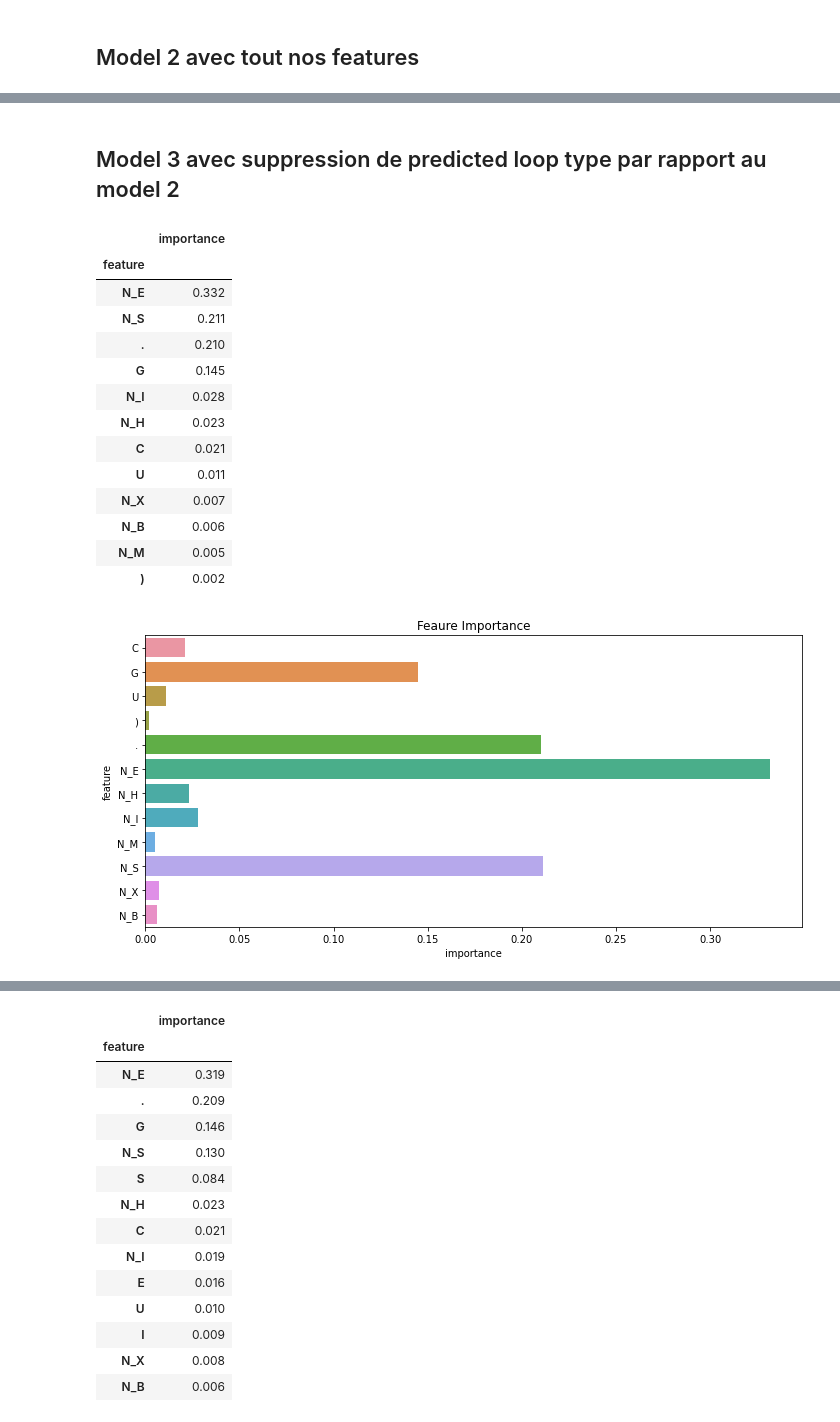
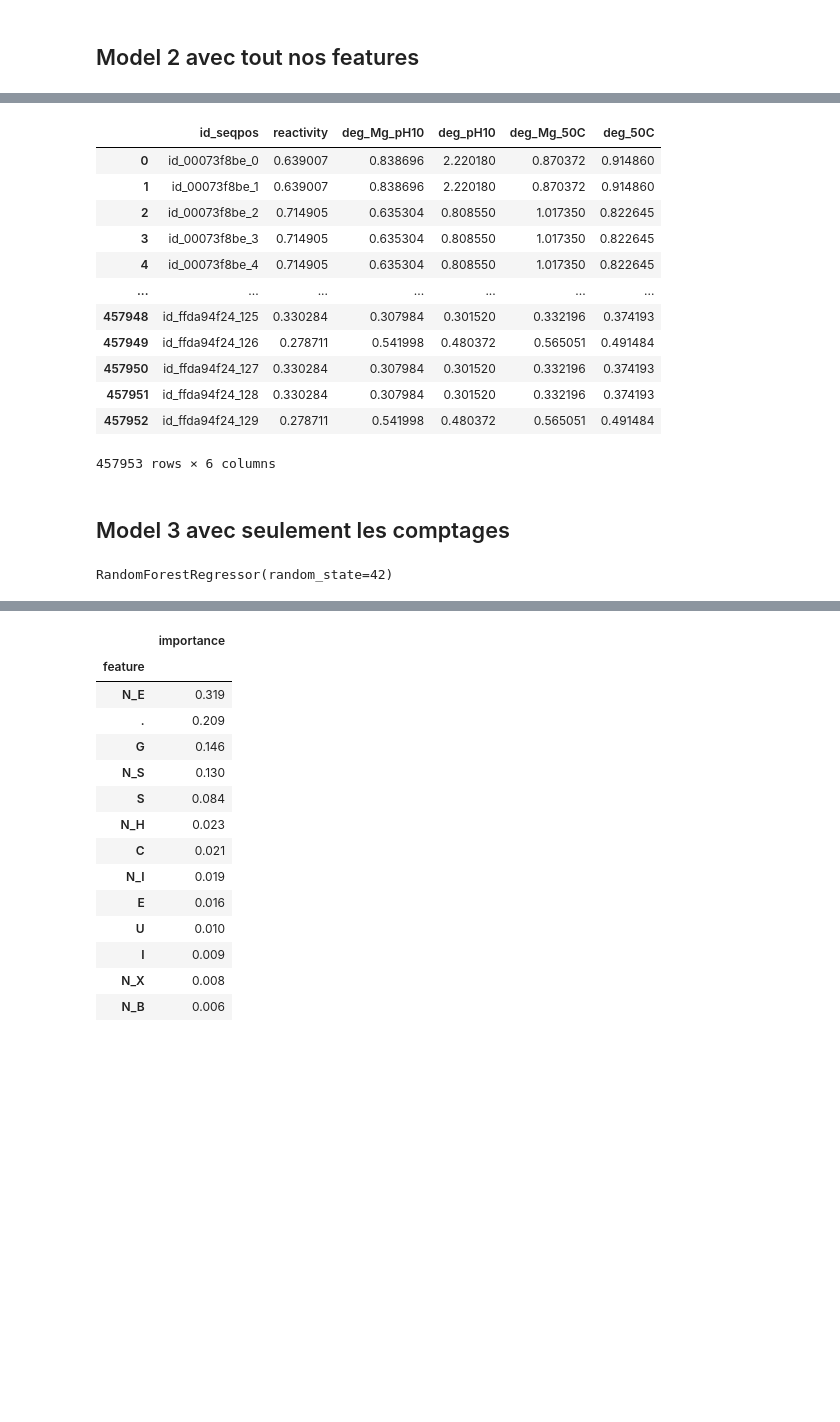
Before and after one commit to DataCampM2DSSAF/suivi-du-data-camp-Sun-Brul-, a Jupyter notebook: model/random_forest.ipynb, the cells around one changed output, grey strips where cells are left out. Drawn from its saved outputs; the diff is of its cells as text; code cells hidden in the pictures; blank space fills up the shorter version.

Commit message:
change of features in deep and random forest

```diff
--- a/model/random_forest.ipynb
+++ b/model/random_forest.ipynb
@@ -25,5 +29,5 @@ train_seq = pd.read_csv('/Users/Yannick/Desktop/Kaggle_covid/train_sequenced.csv
 # %%
-test_sub = utility_fct.expend_feature_test(test_org) #transform test data set for submission form and with the right idseq columns
+#test_sub = utility_fct.expend_feature_test(test_org) #transform test data set for submission form and with the right idseq columns
 
 y = train_seq.loc[:,["reactivity","deg_Mg_pH10","deg_pH10","deg_Mg_50C","deg_50C"]]
 # %%
@@ -167 +171,17 @@ MCRMSC: 0.3935
+# %%
+y_pred_model_2
+# %% [output]
+|  | id_seqpos | reactivity | deg_Mg_pH10 | deg_pH10 | deg_Mg_50C | deg_50C |
+| 0 | id_00073f8be_0 | 0.639007 | 0.838696 | 2.220180 | 0.870372 | 0.914860 |
+| 1 | id_00073f8be_1 | 0.639007 | 0.838696 | 2.220180 | 0.870372 | 0.914860 |
+| 2 | id_00073f8be_2 | 0.714905 | 0.635304 | 0.808550 | 1.017350 | 0.822645 |
+| 3 | id_00073f8be_3 | 0.714905 | 0.635304 | 0.808550 | 1.017350 | 0.822645 |
+| 4 | id_00073f8be_4 | 0.714905 | 0.635304 | 0.808550 | 1.017350 | 0.822645 |
+| ... | ... | ... | ... | ... | ... | ... |
+| 457948 | id_ffda94f24_125 | 0.330284 | 0.307984 | 0.301520 | 0.332196 | 0.374193 |
+| 457949 | id_ffda94f24_126 | 0.278711 | 0.541998 | 0.480372 | 0.565051 | 0.491484 |
+| 457950 | id_ffda94f24_127 | 0.330284 | 0.307984 | 0.301520 | 0.332196 | 0.374193 |
+| 457951 | id_ffda94f24_128 | 0.330284 | 0.307984 | 0.301520 | 0.332196 | 0.374193 |
+| 457952 | id_ffda94f24_129 | 0.278711 | 0.541998 | 0.480372 | 0.565051 | 0.491484 |
+457953 rows × 6 columns
 # %%
@@ -169,38 +189,26 @@ MCRMSC: 0.3935
-# %% [markdown]
-## Model 3 avec suppression de predicted loop type par rapport au model 2
+# %% [markdown]
+## Model 3 avec seulement les comptages
 # %%
 #model_3
 model_3 = RandomForestRegressor( random_state=42)
-features_3 = [ 'C', 'G', 'U', ')', '.', 'N_E', 'N_H', 'N_I', 'N_M','N_S', 'N_X', 'N_B']
+features_3 = [ 'N_E', 'N_H', 'N_I',
+       'N_M', 'N_S', 'N_X', 'N_B', 'N_base_A', 'N_base_C', 'N_base_G',
+       'N_base_U', 'N_point']
 
 X_3 =train_seq.loc[:,features_3]
 X_3_train, X_3_test, y_3_train, y_3_test = train_test_split(X_3, y, test_size=0.25, random_state=1,shuffle=False)
 
 
 model_3.fit(X_3_train, y_3_train)
-importances = pd.DataFrame({'feature':features_3 ,'importance':np.round(model_3.feature_importances_,3)})
-plt.figure(figsize=(10, 5))
-sns.barplot(x=importances['importance'], y=importances['feature'])
-plt.title('Feaure Importance')
-plt.tight_layout()
-importances = importances.sort_values('importance',ascending=False).set_index('feature')
-importances
+#importances = pd.DataFrame({'feature':features_3 ,'importance':np.round(model_3.feature_importances_,3)})
+#plt.figure(figsize=(10, 5))
+#sns.barplot(x=importances['importance'], y=importances['feature'])
+#plt.title('Feaure Importance')
+#plt.tight_layout()
+#importances = importances.sort_values('importance',ascending=False).set_index('feature')
+#importances
 # %% [output]
-|  | importance |
-| feature |  |
-| N_E | 0.332 |
-| N_S | 0.211 |
-| . | 0.210 |
-| G | 0.145 |
-| N_I | 0.028 |
-| N_H | 0.023 |
-| C | 0.021 |
-| U | 0.011 |
-| N_X | 0.007 |
-| N_B | 0.006 |
-| N_M | 0.005 |
-| ) | 0.002 |
-[figure, removed]
+RandomForestRegressor(random_state=42)
 # %%
 y_pred_model_3 = y_pred_df(model_3, test.loc[:,features_3], test_sub)
 evaluate(model_3, X_3_test, y_3_test)
```
Also changed, not shown: parts of 18 cells of this notebook, 1 other file.
